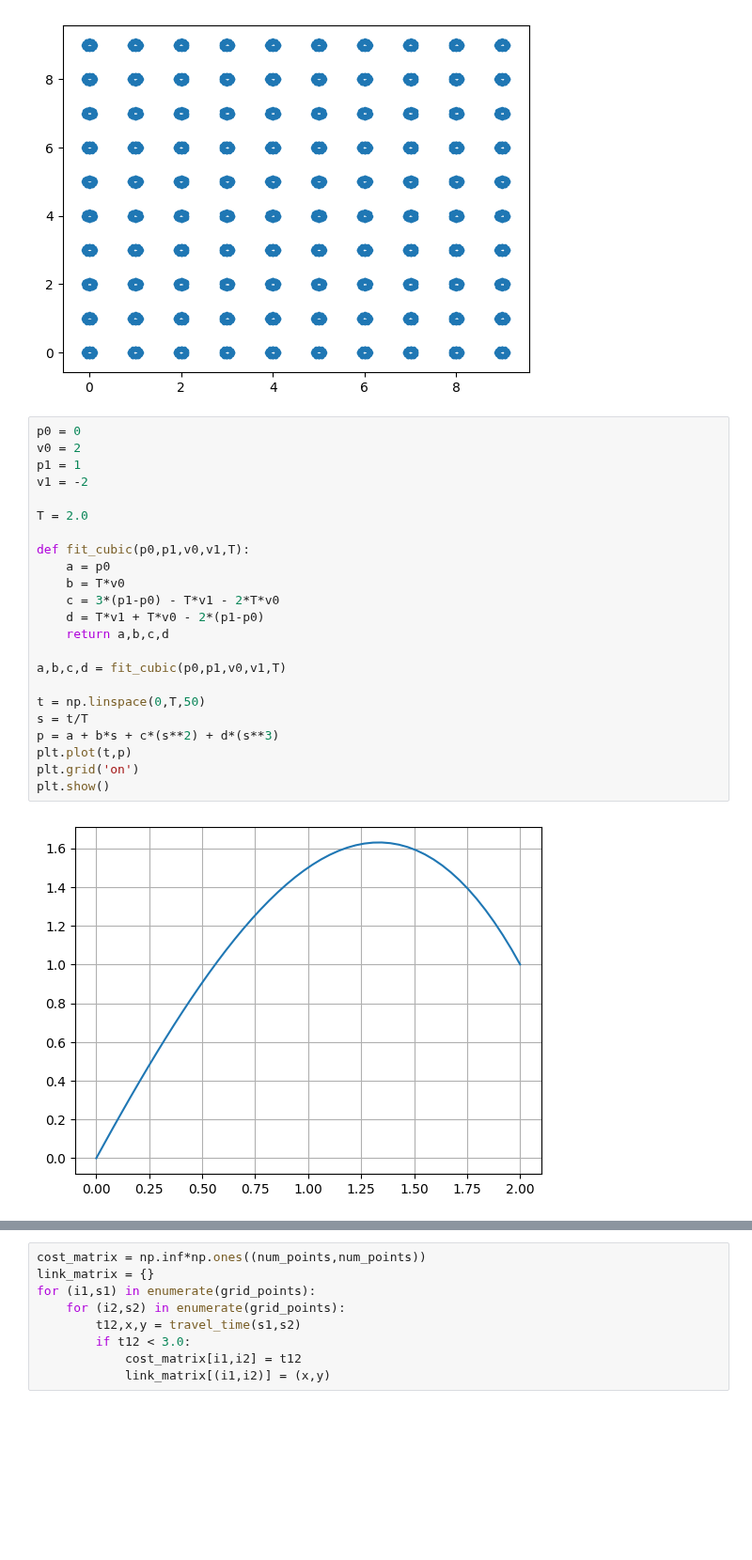
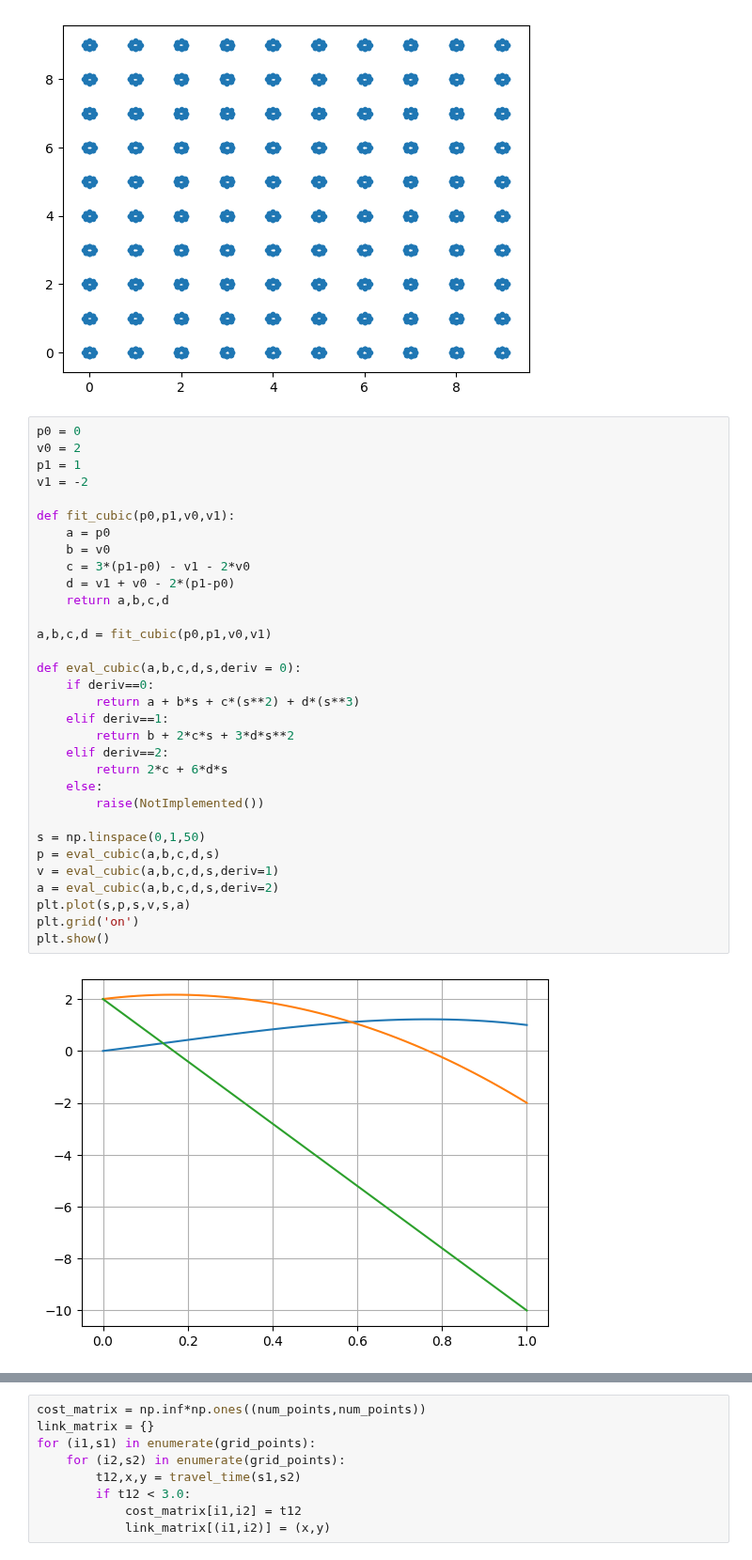
Before and after one commit to arthurrichards77/smply, a Jupyter notebook: grid_states.ipynb, the cells around one changed output, grey strips where cells are left out. Shown at 94% size. Saved outputs shown, nothing was run; the diff lists cells and outputs as text; blank space fills up the shorter version.

```diff
--- a/grid_states.ipynb
+++ b/grid_states.ipynb
@@ -43,28 +49,37 @@ plt.plot([p[0]+vel_scale*p[2] for p in grid_points],[p[1]+vel_scale*p[3] for p i
 # %%
 p0 = 0
 v0 = 2
 p1 = 1
 v1 = -2
 
-T = 2.0
-
-def fit_cubic(p0,p1,v0,v1,T):
+def fit_cubic(p0,p1,v0,v1):
     a = p0
-    b = T*v0
-    c = 3*(p1-p0) - T*v1 - 2*T*v0
-    d = T*v1 + T*v0 - 2*(p1-p0)
+    b = v0
+    c = 3*(p1-p0) - v1 - 2*v0
+    d = v1 + v0 - 2*(p1-p0)
     return a,b,c,d
 
-a,b,c,d = fit_cubic(p0,p1,v0,v1,T)
+a,b,c,d = fit_cubic(p0,p1,v0,v1)
 
-t = np.linspace(0,T,50)
-s = t/T
-p = a + b*s + c*(s**2) + d*(s**3)
-plt.plot(t,p)
+def eval_cubic(a,b,c,d,s,deriv = 0):
+    if deriv==0:
+        return a + b*s + c*(s**2) + d*(s**3)
+    elif deriv==1:
+        return b + 2*c*s + 3*d*s**2
+    elif deriv==2:
+        return 2*c + 6*d*s
+    else:
+        raise(NotImplemented())
+
+s = np.linspace(0,1,50)
+p = eval_cubic(a,b,c,d,s)
+v = eval_cubic(a,b,c,d,s,deriv=1)
+a = eval_cubic(a,b,c,d,s,deriv=2)
+plt.plot(s,p,s,v,s,a)
 plt.grid('on')
 plt.show()
 # %% [output]
-[figure, old version]
+[figure, new version]
 # %%
 x1,y1,vx1,vy1 = 0,0,0,1
 x2,y2,vx2,vy2 = 0,1,0.7,0.7
```
Also changed, not shown: parts of 12 cells of this notebook.
